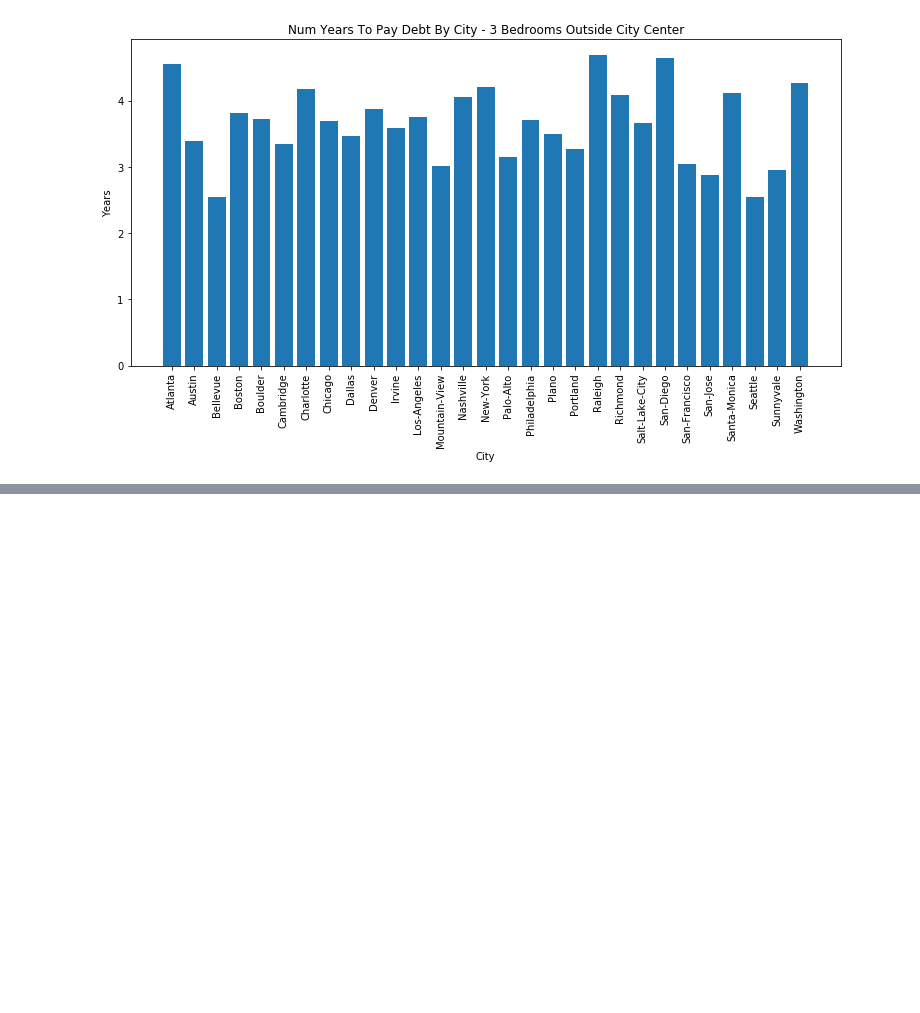
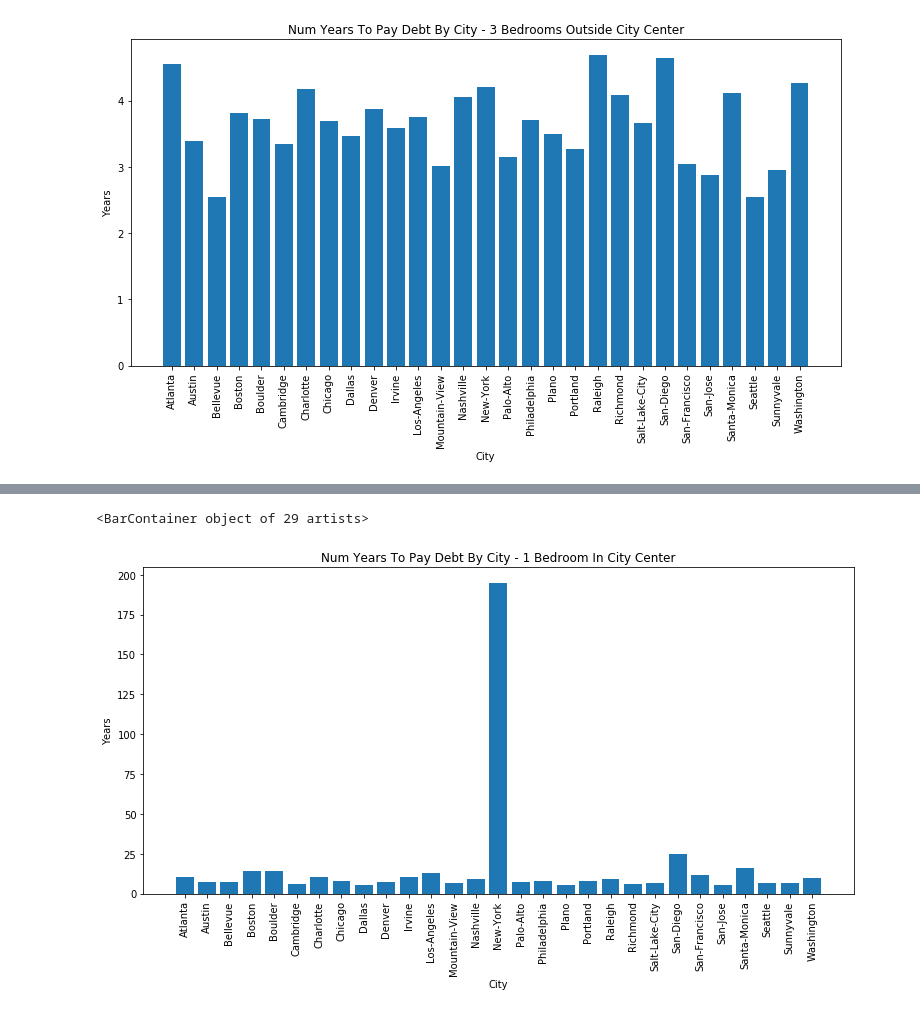
Before and after one commit to Beige-Coffee/LifeStyleDesign, a Jupyter notebook: LifeStyleDesign.ipynb, the cells around one changed output, grey strips where cells are left out. Cells and saved outputs as stored; diff of their text form; code cells hidden in the pictures; blank space fills up the shorter version.

```diff
--- a/LifeStyleDesign.ipynb
+++ b/LifeStyleDesign.ipynb
@@ -472,0 +567,4 @@ ax.bar(x,y)
+# %%
+dfs3 = [analyst_city_incomes_taxes, df.sort_index()]
+analyst_net_monthly = pd.concat(dfs3, axis=1)
+analyst_net_monthly
@@ -472,0 +590,26 @@ ax.bar(x,y)
+# %%
+analyst_net_monthly['1BC_Net'] = round(((analyst_net_monthly['Adjusted_Avg_Salary'] / 12) - analyst_net_monthly['1_Bed_Center_Total']),2)
+analyst_net_monthly['1BO_Net'] = round(((analyst_net_monthly['Adjusted_Avg_Salary'] / 12) - analyst_net_monthly['1_Bed_Outside_Total']),2)
+analyst_net_monthly['3BC_Net'] = round(((analyst_net_monthly['Adjusted_Avg_Salary'] / 12) - analyst_net_monthly['3_Bed_Center_Total']),2)
+analyst_net_monthly['3BO_Net'] = round(((analyst_net_monthly['Adjusted_Avg_Salary'] / 12) - analyst_net_monthly['3_Bed_Outside_Total']),2)
+# %%
+analyst_net_monthly_slim = analyst_net_monthly.iloc[:,-4:]
+# %%
+analyst_net_monthly_slim['1BC_Yrs'] = round(debt / ((analyst_net_monthly_slim['1BC_Net'] * .30) * 12),2)
+analyst_net_monthly_slim['1BO_Yrs'] = round(debt / ((analyst_net_monthly_slim['1BO_Net'] * .30) * 12),2)
+analyst_net_monthly_slim['3BC_Yrs'] = round(debt / ((analyst_net_monthly_slim['3BC_Net'] * .30) * 12),2)
+analyst_net_monthly_slim['3BO_Yrs'] = round(debt / ((analyst_net_monthly_slim['3BO_Net'] * .30) * 12),2)
+# %%
+x = analyst_net_monthly_slim.index
+y = analyst_net_monthly_slim['1BC_Yrs']
+
+fig = plt.figure(figsize=(28,6))
+ax = fig.add_subplot(121)
+ax.set_xlabel('City')
+ax.set_ylabel('Years')
+ax.set_title("Num Years To Pay Debt By City - 1 Bedroom In City Center")
+ax.set_xticklabels(x, rotation=90)
+ax.bar(x,y)
+# %% [output]
+<BarContainer object of 29 artists>
+[figure, added]
```
Also changed, not shown: parts of 19 cells of this notebook, 2 other files.
